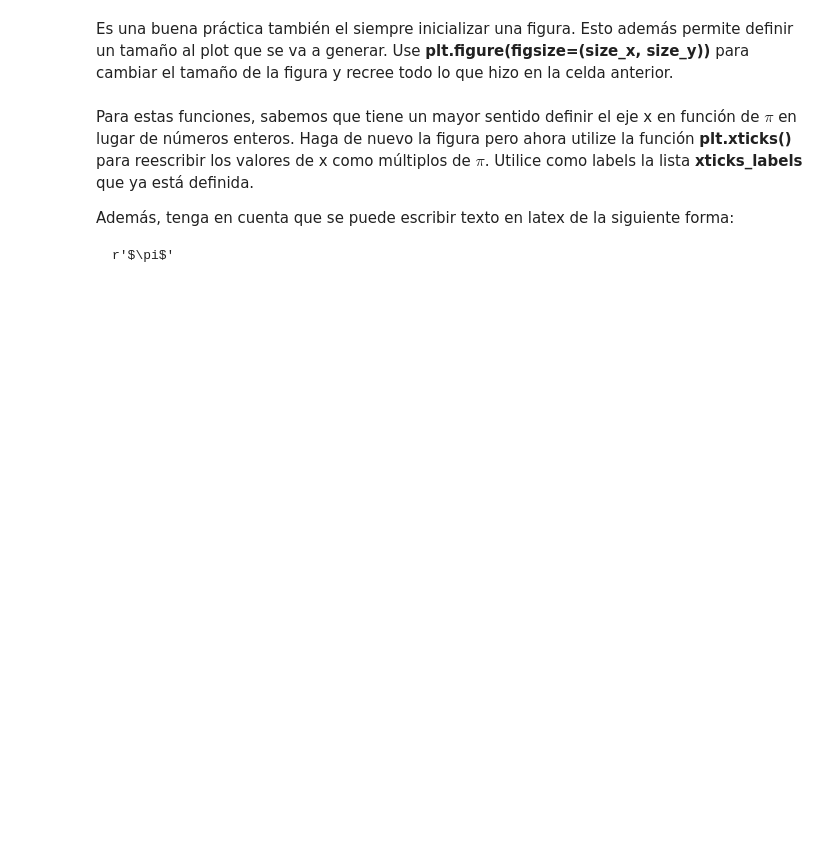
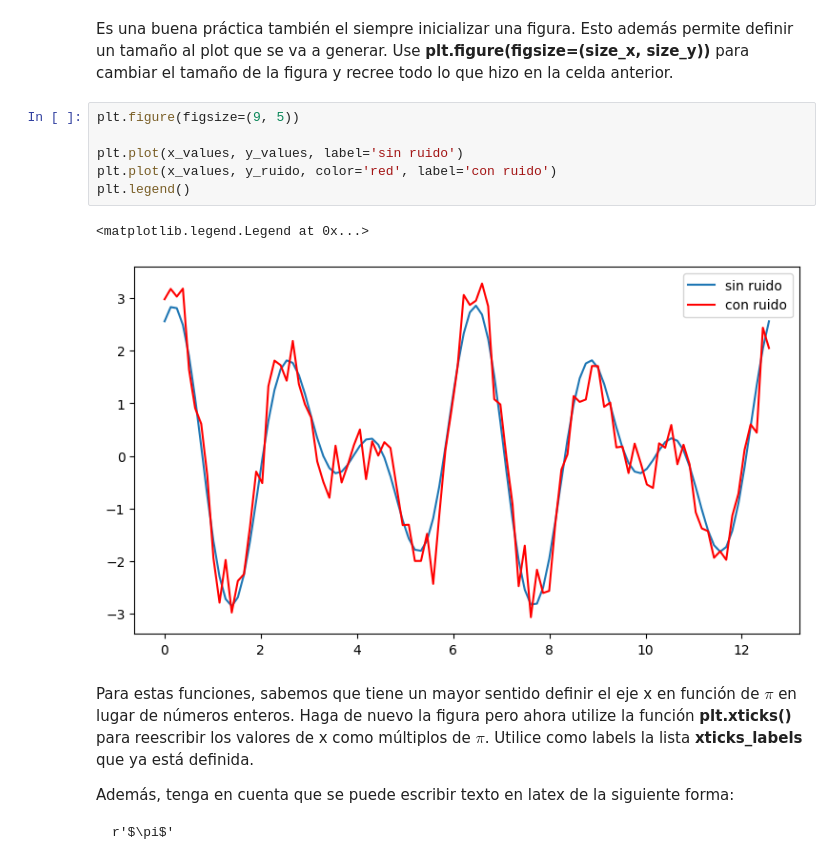
Before and after one commit to p-salv/Tarea-1, a Jupyter notebook: Tarea_1.ipynb, the cells around one changed output. Saved outputs shown, nothing was run; the diff lists cells and outputs as text; blank space fills up the shorter version.

```diff
--- a/Tarea_1.ipynb
+++ b/Tarea_1.ipynb
@@ -268,5 +298,14 @@ ruido = 0.4*np.random.randn(len(x_values))
 # %% [markdown]
 Es una buena práctica también el siempre inicializar una figura. Esto además permite definir un tamaño al plot que se va a generar. Use **plt.figure(figsize=(size_x, size_y))** para cambiar el tamaño de la figura y recree todo lo que hizo en la celda anterior.
+# %%
+plt.figure(figsize=(9, 5))
+
+plt.plot(x_values, y_values, label='sin ruido')
+plt.plot(x_values, y_ruido, color='red', label='con ruido')
+plt.legend()
+# %% [output]
+<matplotlib.legend.Legend at 0x...>
+[figure, added]
 # %% [markdown]
 Para estas funciones, sabemos que tiene un mayor sentido definir el eje x en función de $\pi$ en lugar de números enteros. Haga de nuevo la figura pero ahora utilize la función **plt.xticks()** para reescribir los valores de x como múltiplos de $\pi$. Utilice como labels la lista **xticks_labels** que ya está definida.
 
```
Also changed, not shown: parts of 18 cells of this notebook.
